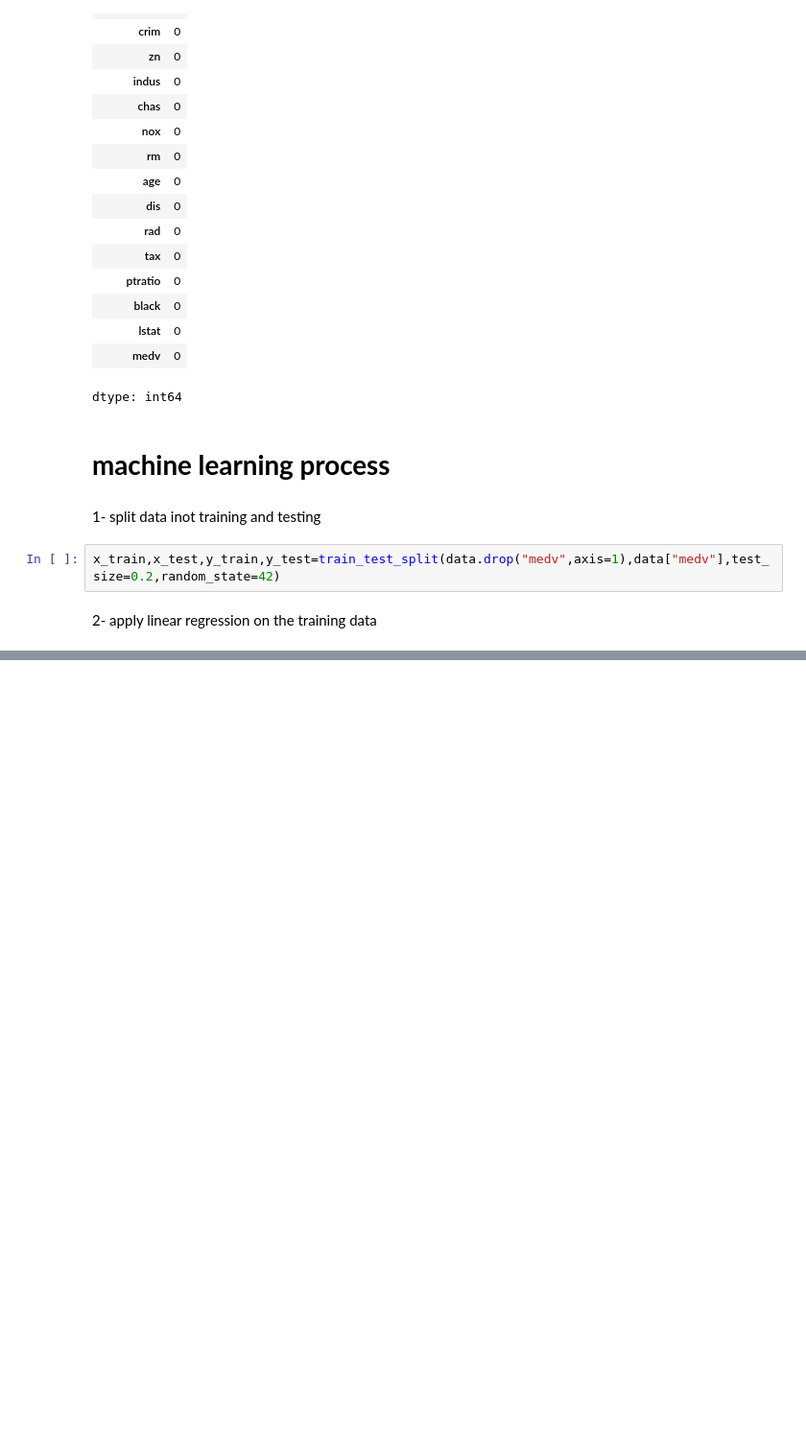
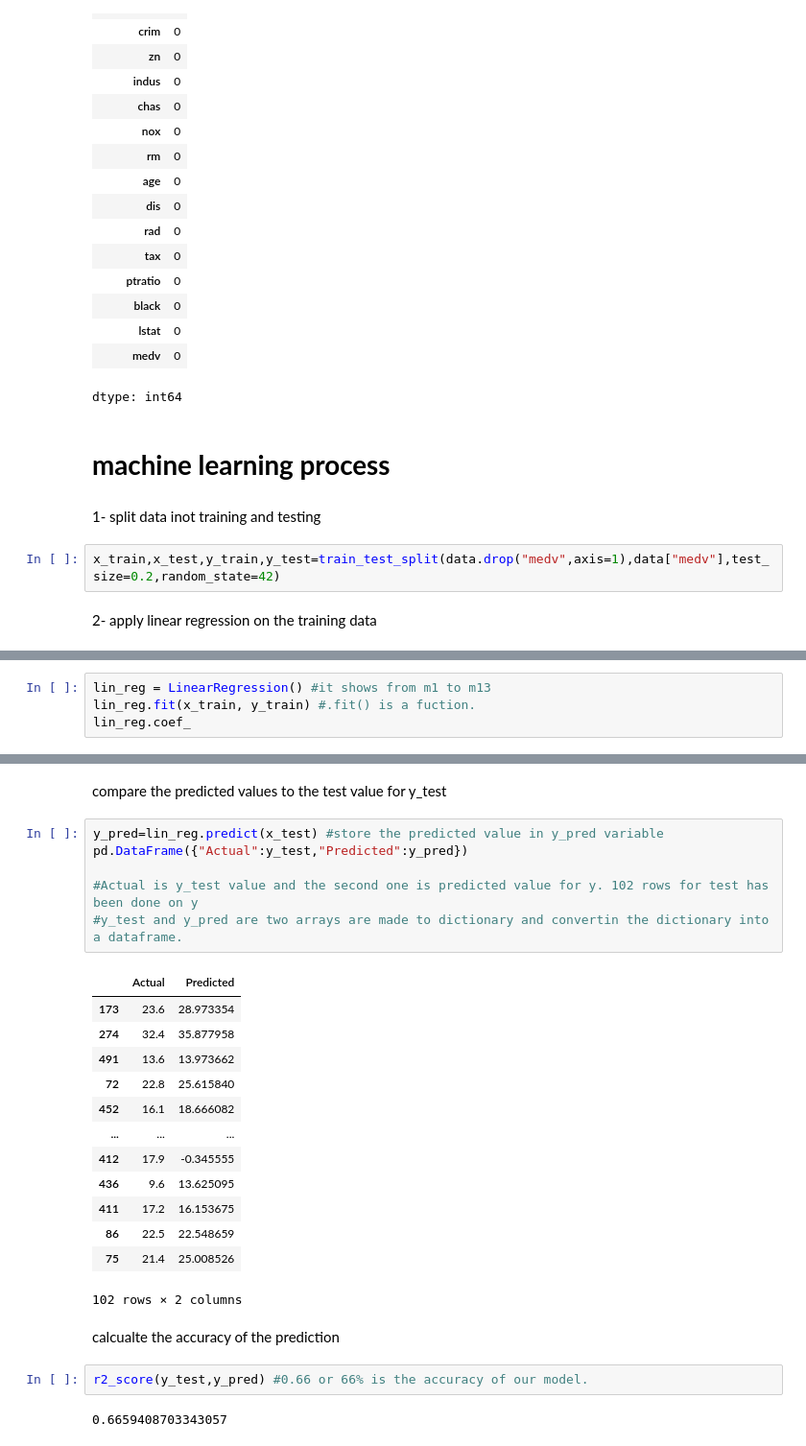
Before and after one commit to fafa20252025/fariba, a Jupyter notebook: first_ml_project.ipynb, the cells around one changed output, grey strips where cells are left out. Shown at 96% size. Drawn from its saved outputs; the diff is of its cells as text; blank space fills up the shorter version.

```diff
--- a/first_ml_project.ipynb
+++ b/first_ml_project.ipynb
@@ -77,0 +80,4 @@ lin_reg.fit(x_train,y_train) #best fit line willl be stored in object (lin_reg)
+# %%
+lin_reg = LinearRegression() #it shows from m1 to m13
+lin_reg.fit(x_train, y_train) #.fit() is a fuction.
+lin_reg.coef_
@@ -77,0 +115,28 @@ lin_reg.fit(x_train,y_train) #best fit line willl be stored in object (lin_reg)
+# %% [markdown]
+compare the predicted values to the test value for y_test
+# %%
+y_pred=lin_reg.predict(x_test) #store the predicted value in y_pred variable
+pd.DataFrame({"Actual":y_test,"Predicted":y_pred})
+
+#Actual is y_test value and the second one is predicted value for y. 102 rows for test has been done on y
+#y_test and y_pred are two arrays are made to dictionary and convertin the dictionary into a dataframe.
+# %% [output]
+|  | Actual | Predicted |
+| 173 | 23.6 | 28.973354 |
+| 274 | 32.4 | 35.877958 |
+| 491 | 13.6 | 13.973662 |
+| 72 | 22.8 | 25.615840 |
+| 452 | 16.1 | 18.666082 |
+| ... | ... | ... |
+| 412 | 17.9 | -0.345555 |
+| 436 | 9.6 | 13.625095 |
+| 411 | 17.2 | 16.153675 |
+| 86 | 22.5 | 22.548659 |
+| 75 | 21.4 | 25.008526 |
+102 rows × 2 columns
+# %% [markdown]
+calcualte the accuracy of the prediction
+# %%
+r2_score(y_test,y_pred) #0.66 or 66% is the accuracy of our model.
+# %% [output]
+0.6659408703343057
```
Also changed, not shown: parts of 5 cells of this notebook.
